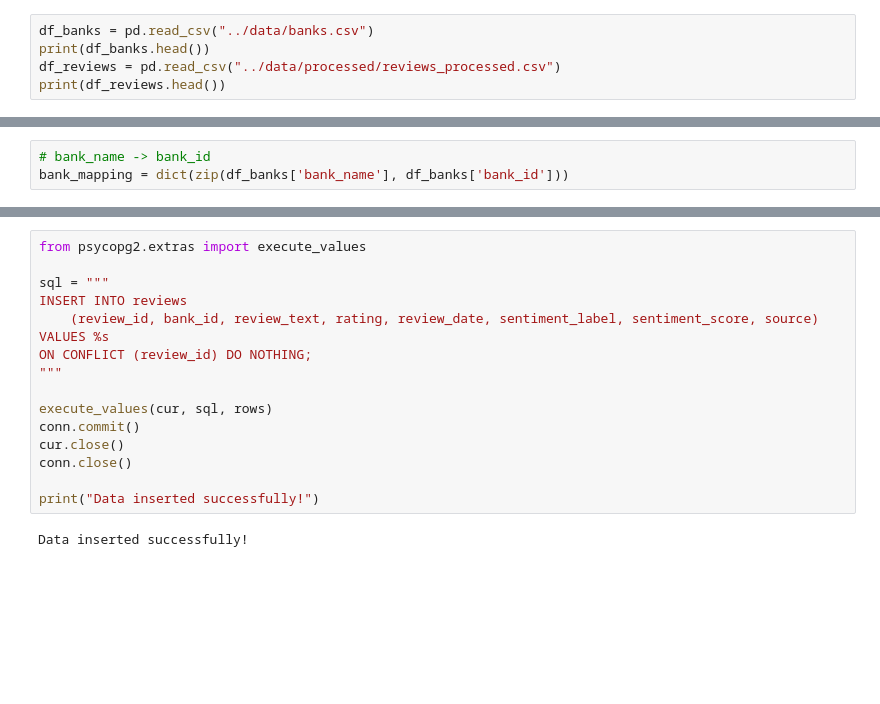
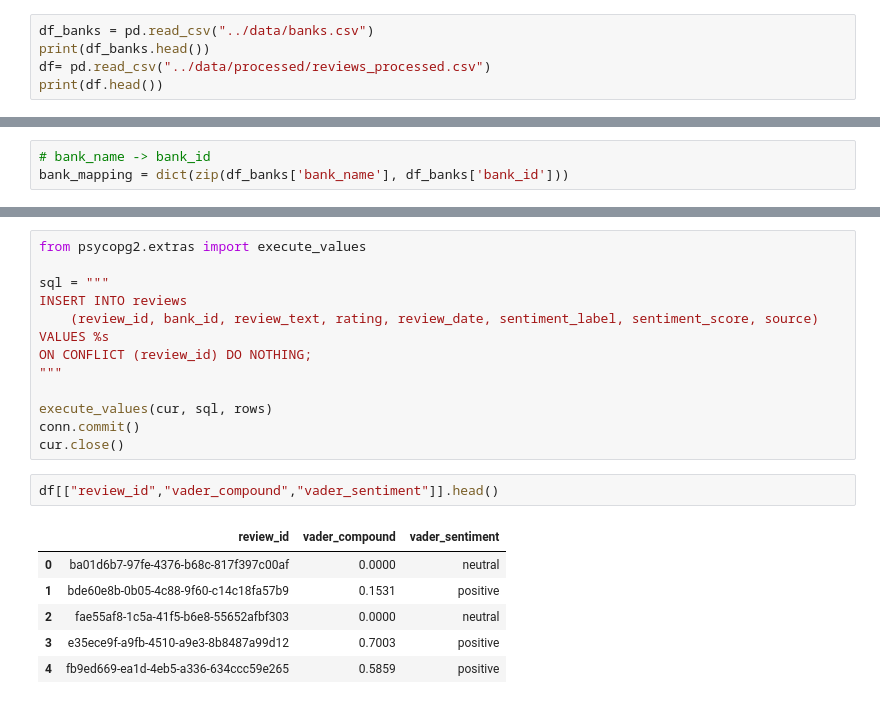
Before and after one commit to Feven777/Customer_experiance_analysis_for_fintech_apps, a Jupyter notebook: Scripts/insert_into_tables.ipynb, the cells around one changed output, grey strips where cells are left out. Saved outputs shown, nothing was run; the diff lists cells and outputs as text; blank space fills up the shorter version.

Commit message:
inserted datas to the database

```diff
--- a/Scripts/insert_into_tables.ipynb
+++ b/Scripts/insert_into_tables.ipynb
@@ -4,8 +4,8 @@ import psycopg2
 # %%
 df_banks = pd.read_csv("../data/banks.csv")
 print(df_banks.head())
-df_reviews = pd.read_csv("../data/processed/reviews_processed.csv")
-print(df_reviews.head())
+df= pd.read_csv("../data/processed/reviews_processed.csv")
+print(df.head())
 # %% [output]
    bank_id                    bank_name
 0        1  Commercial Bank of Ethiopia
@@ -112,8 +148,12 @@ ON CONFLICT (review_id) DO NOTHING;
 execute_values(cur, sql, rows)
 conn.commit()
 cur.close()
-conn.close()
-
-print("Data inserted successfully!")
-# %% [output]
-Data inserted successfully!
+# %%
+df[["review_id","vader_compound","vader_sentiment"]].head()
+# %% [output]
+|  | review_id | vader_compound | vader_sentiment |
+| 0 | ba01d6b7-97fe-4376-b68c-817f397c00af | 0.0000 | neutral |
+| 1 | bde60e8b-0b05-4c88-9f60-c14c18fa57b9 | 0.1531 | positive |
+| 2 | fae55af8-1c5a-41f5-b6e8-55652afbf303 | 0.0000 | neutral |
+| 3 | e35ece9f-a9fb-4510-a9e3-8b8487a99d12 | 0.7003 | positive |
+| 4 | fb9ed669-ea1d-4eb5-a336-634ccc59e265 | 0.5859 | positive |
```
Also changed, not shown: parts of 8 cells of this notebook, 4 other files.
